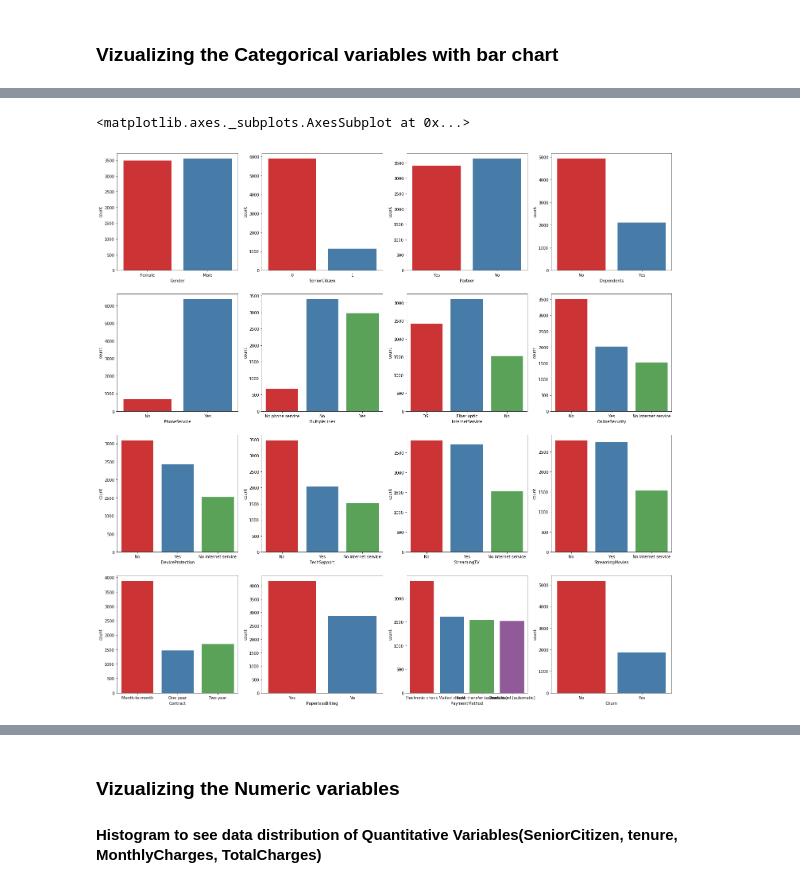
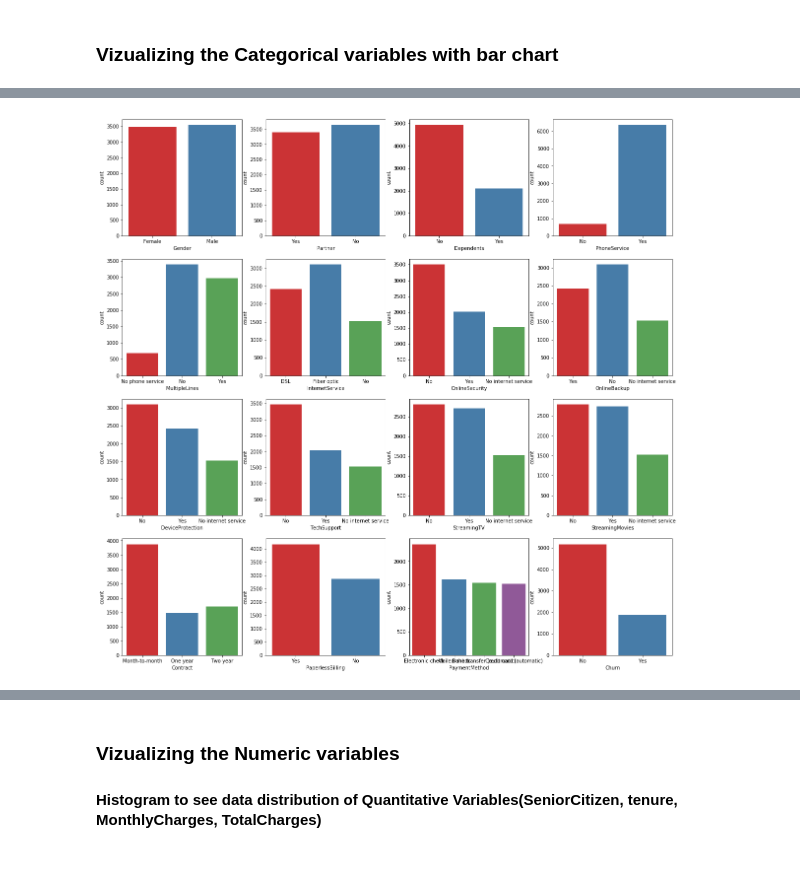
Before and after one commit to jbanerje/Data-Science-and-Machine-Learning, a Jupyter notebook: IPythonNotebook_Learning Projects/Telco Customer Churn.ipynb, the cells around one changed output, grey strips where cells are left out. Drawn from its saved outputs; the diff is of its cells as text; code cells hidden in the pictures.

Commit message:
Data Science and Machine Learning 08.28.2018

```diff
--- a/IPythonNotebook_Learning Projects/Telco Customer Churn.ipynb
+++ b/IPythonNotebook_Learning Projects/Telco Customer Churn.ipynb
@@ -227,11 +229,12 @@ Observation - TotalCharges have 11 missing values. We will replace them with mul
 # %%
-# Using sklearn pre-processing imputer class to replace the missing data with median
-# Import library to call -> from sklearn.preprocessing import Imputer
-imputer = Imputer(missing_values = 'NaN', strategy = 'median', axis = 0)
-imputer.fit(datset_churn[["TotalCharges"]])
-datset_churn[["TotalCharges"]] = imputer.transform(datset_churn[["TotalCharges"]])
+#Identifying the rows containing missing data
+missing_value_row = list(datset_churn[datset_churn['TotalCharges'].isnull()].index)
+print('Missing Value Rows-->', missing_value_row , '\nMissing data in rows-->', len(missing_value_row))
 
-# Again, assessing missing values in Test dataset
+#Replacing missing data with Tenure X MonthlyCharges
+for missing_row in missing_value_row :
+    datset_churn['TotalCharges'][missing_row] = datset_churn['Tenure'][missing_row] * datset_churn['MonthlyCharges'][missing_row]
+
 print("Assess missing values in dataset")
 total = datset_churn.isnull().sum().sort_values(ascending=False)
 percent = (datset_churn.isnull().sum()/datset_churn.isnull().count()).sort_values(ascending=False)
@@ -263,13 +272,18 @@ CustomerID            0      0.0
 ### Vizualizing the Categorical variables with bar chart
 # %%
 # Getting the list of all columns
-columns = list(datset_churn.columns)
+columns_hist = list(datset_churn.columns)
 
 #Removing the Numerical Variables
-columns.remove('CustomerID')
-columns.remove('SeniorCitizen')
-columns.remove('Tenure')
-columns.remove('MonthlyCharges')
-columns.remove('TotalCharges')
-columns
+columns_hist.remove('CustomerID')
+columns_hist.remove('SeniorCitizen')
+columns_hist.remove('Tenure')
+columns_hist.remove('MonthlyCharges')
+columns_hist.remove('TotalCharges')
+
+print('Column list :\n', columns_hist,'\n')
+print('Total Columns Count :\n', len(columns_hist),'\n')# Total Categorical variables to be handled.
+columns_hist_nparray = np.array(columns_hist)
+columns_hist_nparray = np.reshape(columns_hist_nparray, (4,4)) # reshaping the columns into 4X4 matrix
+print('Reshaped array:\n', columns_hist_nparray)
 # %% [output]
@@ -292,28 +301,12 @@ columns
-# %%
-#datset_churn_copy['Churn'].value_counts().plot(kind='bar')
-f, axes = plt.subplots(4, 4, figsize=(25, 25))
-sns.countplot(datset_churn['Gender'], palette="Set1", ax=axes[0, 0])
-sns.countplot(datset_churn['SeniorCitizen'], palette="Set1", ax=axes[0, 1])
-sns.countplot(datset_churn['Partner'], palette="Set1", ax=axes[0, 2])
-sns.countplot(datset_churn['Dependents'], palette="Set1", ax=axes[0, 3])
-
-sns.countplot(datset_churn['PhoneService'], palette="Set1", ax=axes[1, 0])
-sns.countplot(datset_churn['MultipleLines'], palette="Set1", ax=axes[1, 1])
-sns.countplot(datset_churn['InternetService'], palette="Set1", ax=axes[1, 2])
-sns.countplot(datset_churn['OnlineSecurity'], palette="Set1", ax=axes[1, 3])
-
-sns.countplot(datset_churn['DeviceProtection'], palette="Set1", ax=axes[2, 0])
-sns.countplot(datset_churn['TechSupport'], palette="Set1", ax=axes[2, 1])
-sns.countplot(datset_churn['StreamingTV'], palette="Set1", ax=axes[2, 2])
-sns.countplot(datset_churn['StreamingMovies'], palette="Set1", ax=axes[2, 3])
-
-sns.countplot(datset_churn['Contract'], palette="Set1", ax=axes[3, 0])
-sns.countplot(datset_churn['PaperlessBilling'], palette="Set1", ax=axes[3, 1])
-sns.countplot(datset_churn['PaymentMethod'], palette="Set1", ax=axes[3, 2])
-sns.countplot(datset_churn['Churn'], palette="Set1", ax=axes[3, 3])
-# %% [output]
-<matplotlib.axes._subplots.AxesSubplot at 0x...>
-[figure, removed]
+# %%
+# Plotting the bar chart
+rows = 4 ; columns = 4
+f, axes = plt.subplots(rows, columns, figsize=(20, 20))
+for row in range(rows):
+    for column in range(columns):
+        sns.countplot(datset_churn[columns_hist_nparray[row][column]], palette = "Set1", ax = axes[row, column])
+# %% [output]
+[figure, added]
 # %% [markdown]
 #### Observations :
 1. We have almost equal genders in our dataset
```
Also changed, not shown: parts of 15 cells of this notebook.
